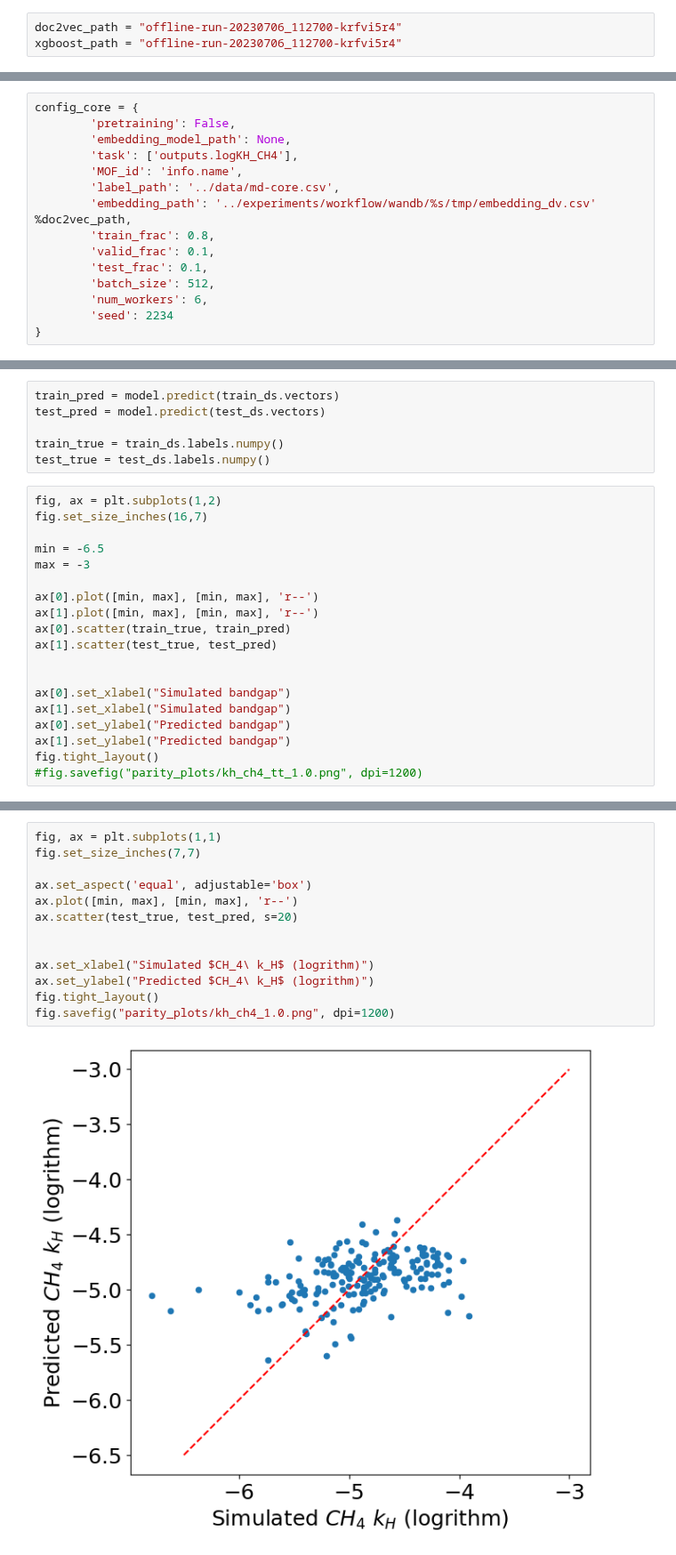
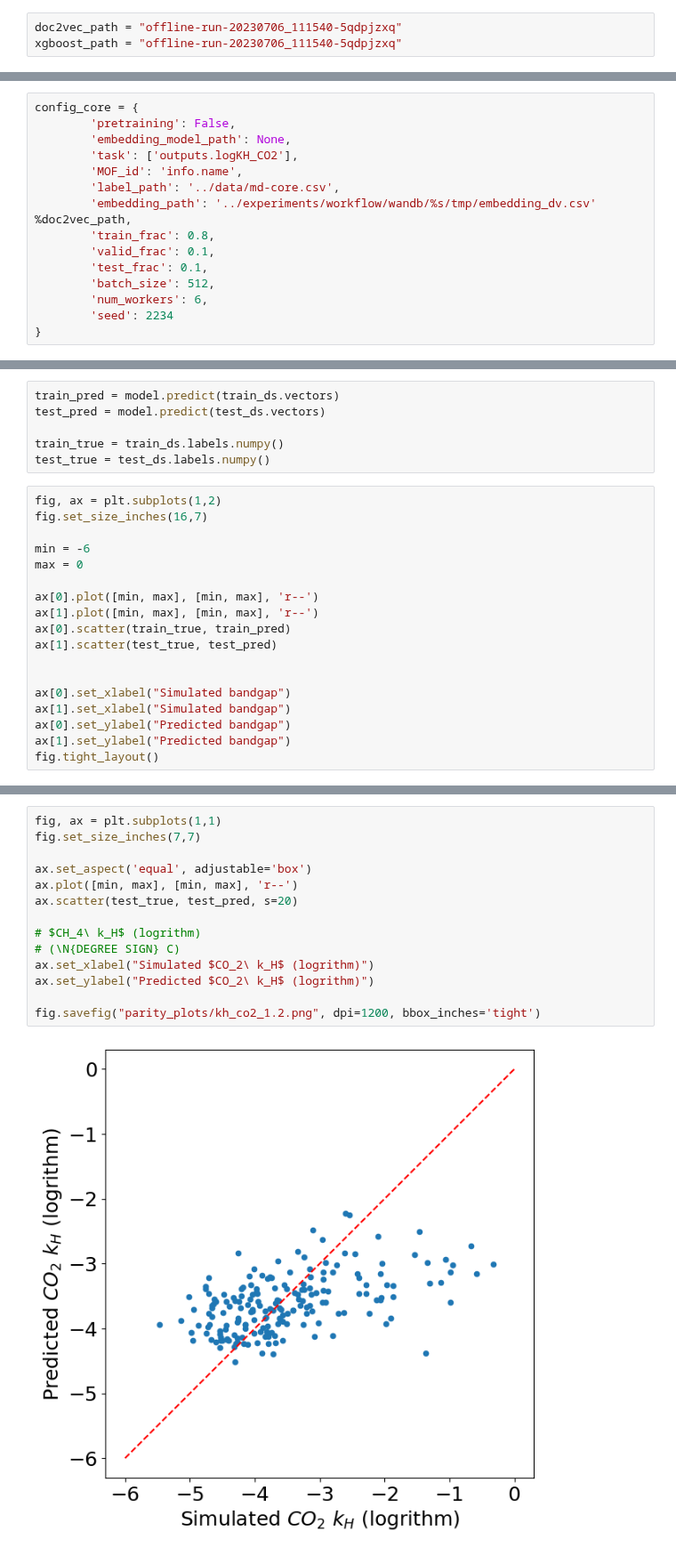
Before and after one commit to XiaoqZhang/mofgraph2vec, a Jupyter notebook: dev/doc2vec_regression.ipynb, the cells around one changed output, grey strips where cells are left out. Shown at 89% size. Drawn from its saved outputs; the diff is of its cells as text.

```diff
--- a/dev/doc2vec_regression.ipynb
+++ b/dev/doc2vec_regression.ipynb
@@ -43,8 +53,8 @@ import matplotlib as mpl
 
 mpl.rcParams["font.size"] = 18
 # %%
-doc2vec_path = "offline-run-20230706_112700-krfvi5r4"
-xgboost_path = "offline-run-20230706_112700-krfvi5r4"
+doc2vec_path = "offline-run-20230706_111540-5qdpjzxq"
+xgboost_path = "offline-run-20230706_111540-5qdpjzxq"
 # %%
 config_qmof = {
         'pretraining': False,
@@ -64,7 +74,7 @@ config_qmof = {
 config_core = {
         'pretraining': False,
         'embedding_model_path': None,
-        'task': ['outputs.logKH_CH4'],
+        'task': ['outputs.logKH_CO2'],
         'MOF_id': 'info.name',
         'label_path': '../data/md-core.csv',
         'embedding_path': '../experiments/workflow/wandb/%s/tmp/embedding_dv.csv' %doc2vec_path,
@@ -96,8 +121,8 @@ test_true = test_ds.labels.numpy()
 fig, ax = plt.subplots(1,2)
 fig.set_size_inches(16,7)
 
-min = -6.5
-max = -3
+min = -6
+max = 0
 
 ax[0].plot([min, max], [min, max], 'r--')
 ax[1].plot([min, max], [min, max], 'r--')
@@ -110,5 +135,4 @@ ax[1].set_xlabel("Simulated bandgap")
 ax[0].set_ylabel("Predicted bandgap")
 ax[1].set_ylabel("Predicted bandgap")
 fig.tight_layout()
-#fig.savefig("parity_plots/kh_ch4_tt_1.0.png", dpi=1200)
 # %% [output]
@@ -116,15 +140,16 @@ fig.tight_layout()
 # %%
 fig, ax = plt.subplots(1,1)
 fig.set_size_inches(7,7)
 
 ax.set_aspect('equal', adjustable='box')
 ax.plot([min, max], [min, max], 'r--')
 ax.scatter(test_true, test_pred, s=20)
 
+# $CH_4\ k_H$ (logrithm)
+# (\N{DEGREE SIGN} C)
+ax.set_xlabel("Simulated $CO_2\ k_H$ (logrithm)")
+ax.set_ylabel("Predicted $CO_2\ k_H$ (logrithm)")
 
-ax.set_xlabel("Simulated $CH_4\ k_H$ (logrithm)")
-ax.set_ylabel("Predicted $CH_4\ k_H$ (logrithm)")
-fig.tight_layout()
-fig.savefig("parity_plots/kh_ch4_1.0.png", dpi=1200)
+fig.savefig("parity_plots/kh_co2_1.2.png", dpi=1200, bbox_inches='tight')
 # %% [output]
-[figure, old version]
+[figure, new version]
```
Also changed, not shown: parts of 4 cells of this notebook, 13 other files.
